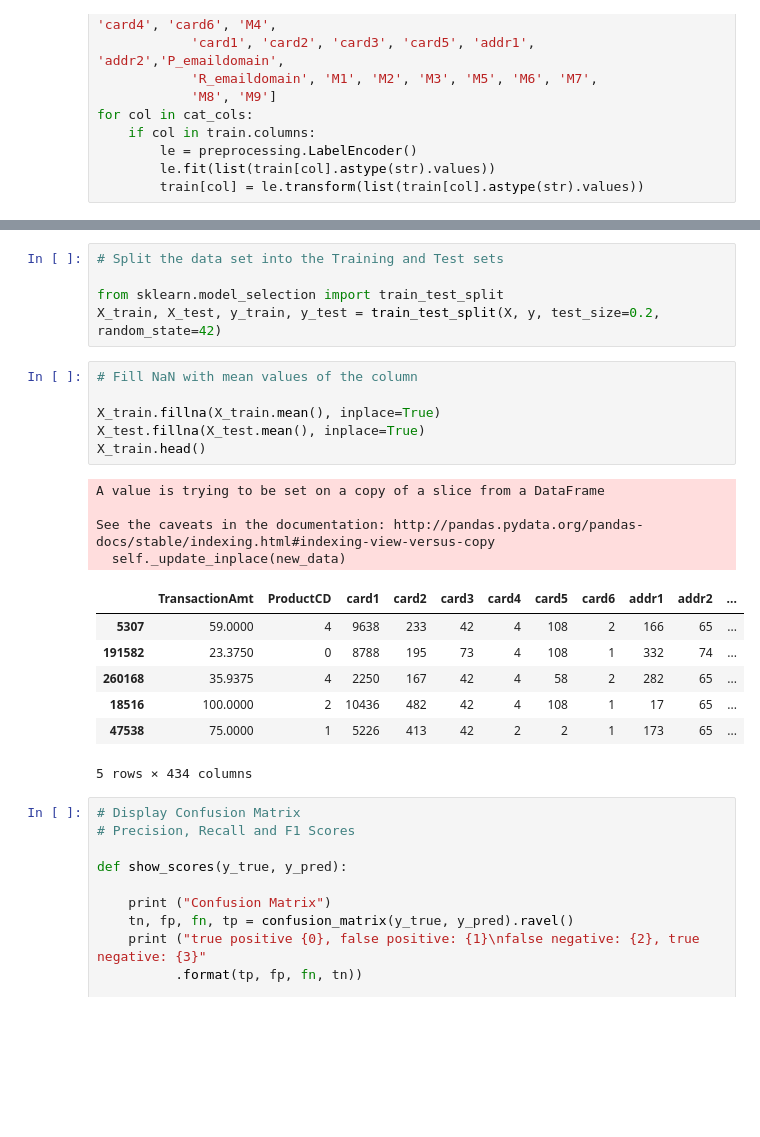
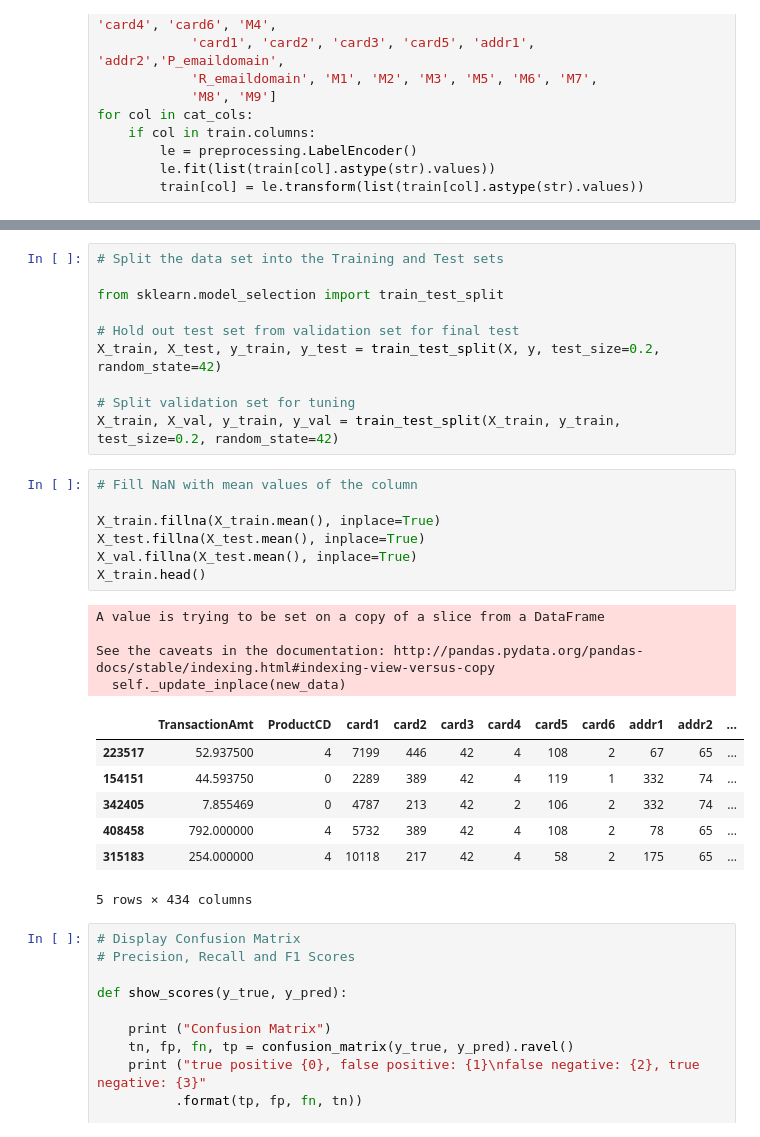
Before and after one commit to chriskwkim/mlnd, a Jupyter notebook: mlnd-capstone/Fraud Detection Learning.ipynb, the cells around one changed output, grey strips where cells are left out. Drawn from its saved outputs; the diff is of its cells as text; blank space fills up the shorter version.

```diff
--- a/mlnd-capstone/Fraud Detection Learning.ipynb
+++ b/mlnd-capstone/Fraud Detection Learning.ipynb
@@ -180,24 +181,30 @@ gc.collect()
 # Split the data set into the Training and Test sets
 
 from sklearn.model_selection import train_test_split
+
+# Hold out test set from validation set for final test
 X_train, X_test, y_train, y_test = train_test_split(X, y, test_size=0.2, random_state=42)
+
+# Split validation set for tuning
+X_train, X_val, y_train, y_val = train_test_split(X_train, y_train, test_size=0.2, random_state=42)
 # %%
 # Fill NaN with mean values of the column
 
 X_train.fillna(X_train.mean(), inplace=True)
 X_test.fillna(X_test.mean(), inplace=True)
+X_val.fillna(X_test.mean(), inplace=True)
 X_train.head()
 # %% [output]
 A value is trying to be set on a copy of a slice from a DataFrame
 
 See the caveats in the documentation: http://pandas.pydata.org/pandas-docs/stable/indexing.html#indexing-view-versus-copy
   self._update_inplace(new_data)
 |  | TransactionAmt | ProductCD | card1 | card2 | card3 | card4 | card5 | card6 | addr1 | addr2 | ... |
-| 5307 | 59.0000 | 4 | 9638 | 233 | 42 | 4 | 108 | 2 | 166 | 65 | ... |
-| 191582 | 23.3750 | 0 | 8788 | 195 | 73 | 4 | 108 | 1 | 332 | 74 | ... |
-| 260168 | 35.9375 | 4 | 2250 | 167 | 42 | 4 | 58 | 2 | 282 | 65 | ... |
-| 18516 | 100.0000 | 2 | 10436 | 482 | 42 | 4 | 108 | 1 | 17 | 65 | ... |
-| 47538 | 75.0000 | 1 | 5226 | 413 | 42 | 2 | 2 | 1 | 173 | 65 | ... |
+| 223517 | 52.937500 | 4 | 7199 | 446 | 42 | 4 | 108 | 2 | 67 | 65 | ... |
+| 154151 | 44.593750 | 0 | 2289 | 389 | 42 | 4 | 119 | 1 | 332 | 74 | ... |
+| 342405 | 7.855469 | 0 | 4787 | 213 | 42 | 2 | 106 | 2 | 332 | 74 | ... |
+| 408458 | 792.000000 | 4 | 5732 | 389 | 42 | 4 | 108 | 2 | 78 | 65 | ... |
+| 315183 | 254.000000 | 4 | 10118 | 217 | 42 | 4 | 58 | 2 | 175 | 65 | ... |
 5 rows × 434 columns
 # %%
 # Display Confusion Matrix
```
Also changed, not shown: parts of 30 cells of this notebook, 5 other files.
